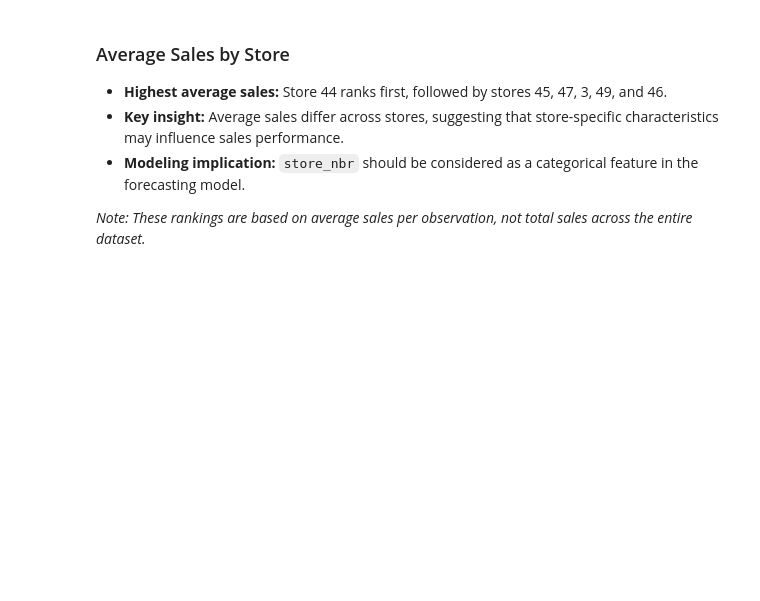
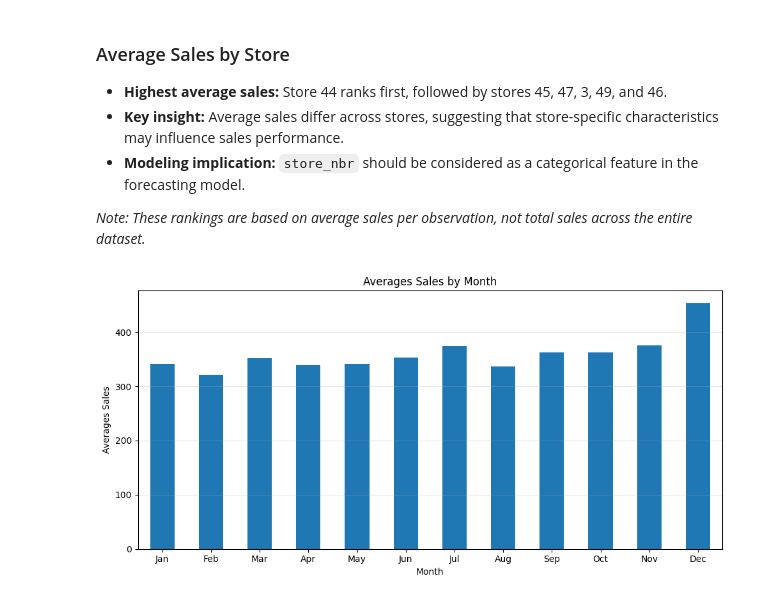
Before and after one commit to clia7/Store_Sales_Analysis, a Jupyter notebook: store-sales-competition.ipynb, the cells around one changed output. Cells and saved outputs as stored; diff of their text form; code cells hidden in the pictures; blank space fills up the shorter version.

Commit message:
Kaggle Notebook | Store_Sales_Competition | Version 12

```diff
--- a/store-sales-competition.ipynb
+++ b/store-sales-competition.ipynb
@@ -222,3 +222,28 @@ plt.show()
 - **Modeling implication:** `store_nbr` should be considered as a categorical feature in the forecasting model.
 
 *Note: These rankings are based on average sales per observation, not total sales across the entire dataset.*
+# %%
+# Averages Sales by Month
+train['month'] = train['date'].dt.month
+
+monthly_sales = (
+    train.groupby('month')['sales']
+    .mean()
+)
+
+plt.figure(figsize=(10,5))
+monthly_sales.plot(kind='bar')
+plt.title('Averages Sales by Month')
+plt.xlabel('Month')
+plt.ylabel('Averages Sales')
+plt.xticks(
+    ticks=range(12),
+    labels=['Jan', 'Feb', 'Mar', 'Apr', 'May', 'Jun', 'Jul', 'Aug', 'Sep',
+           'Oct', 'Nov', 'Dec'],
+    rotation=0
+)
+plt.grid(axis='y', alpha=0.3)
+plt.tight_layout()
+plt.show()
+# %% [output]
+[figure, added]
```
Also changed, not shown: parts of 2 cells of this notebook.
